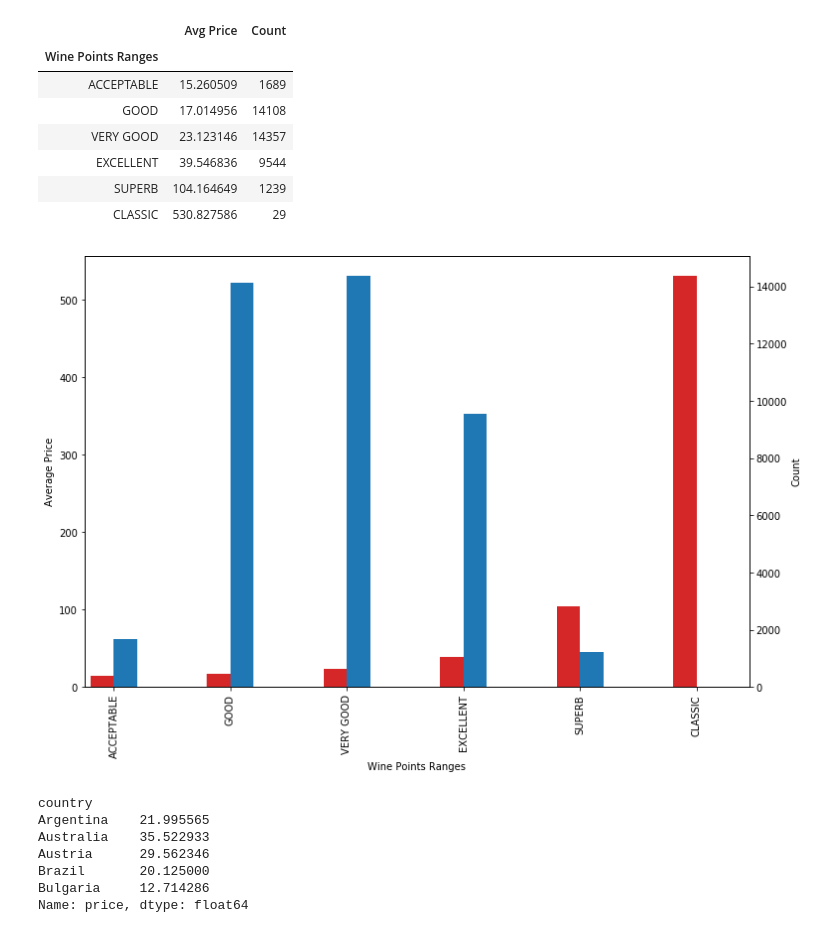
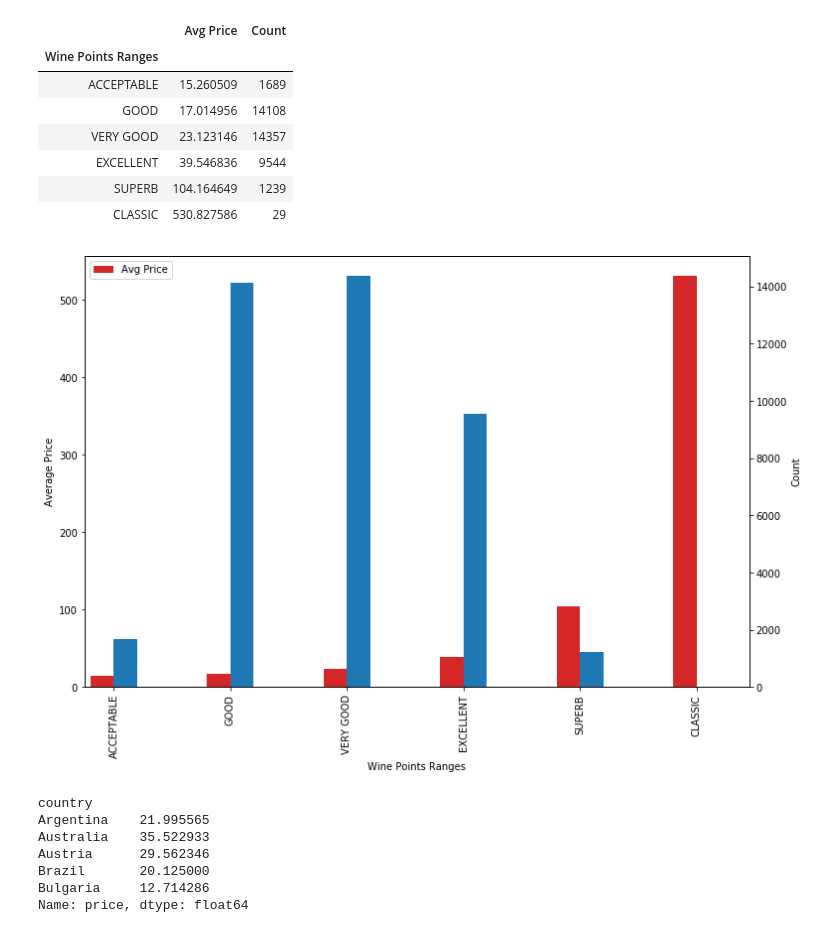
Before and after one commit to 06S197GT/SMU-Project-1, a Jupyter notebook: WineAnalysis.ipynb, the cells around one changed output. Cells and saved outputs as stored; diff of their text form; code cells hidden in the pictures.

```diff
--- a/WineAnalysis.ipynb
+++ b/WineAnalysis.ipynb
@@ -880,20 +881,22 @@ points_summary2
 # %%
 fig = plt.figure(figsize=(12,8))
 
 ax = fig.add_subplot()
 ax2 = ax.twinx()
 
 width = 0.2
 
 points_summary2["Avg Price"].plot(kind='bar', color='tab:red', ax=ax, width=width, position=1)
 points_summary2["Count"].plot(kind='bar', color='tab:blue', ax=ax2, width=width, position=0)
 
 ax.set_ylabel('Average Price')
 ax2.set_ylabel('Count')
 
+ax.legend()
+
 plt.show()
 # %% [output]
-[figure, old version]
+[figure, new version]
 # %%
 # %% [output]
 country
```
Also changed, not shown: parts of 8 cells of this notebook.
